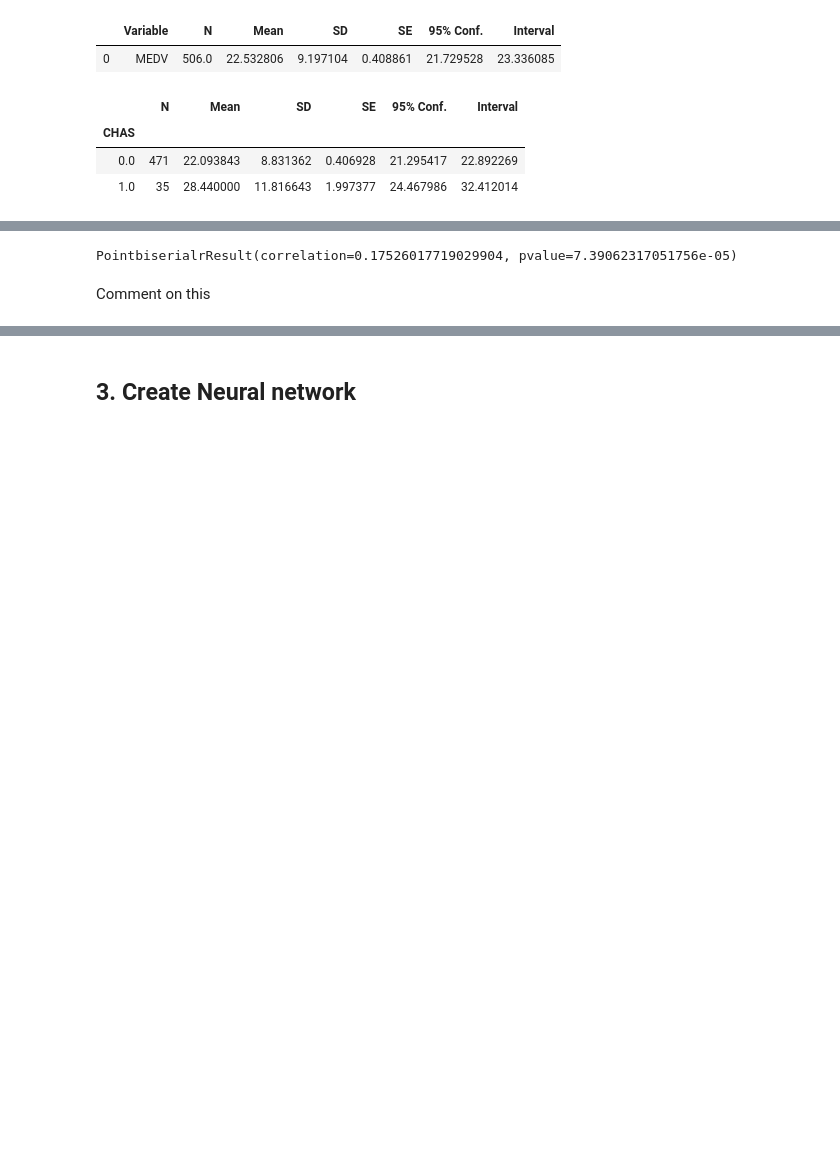
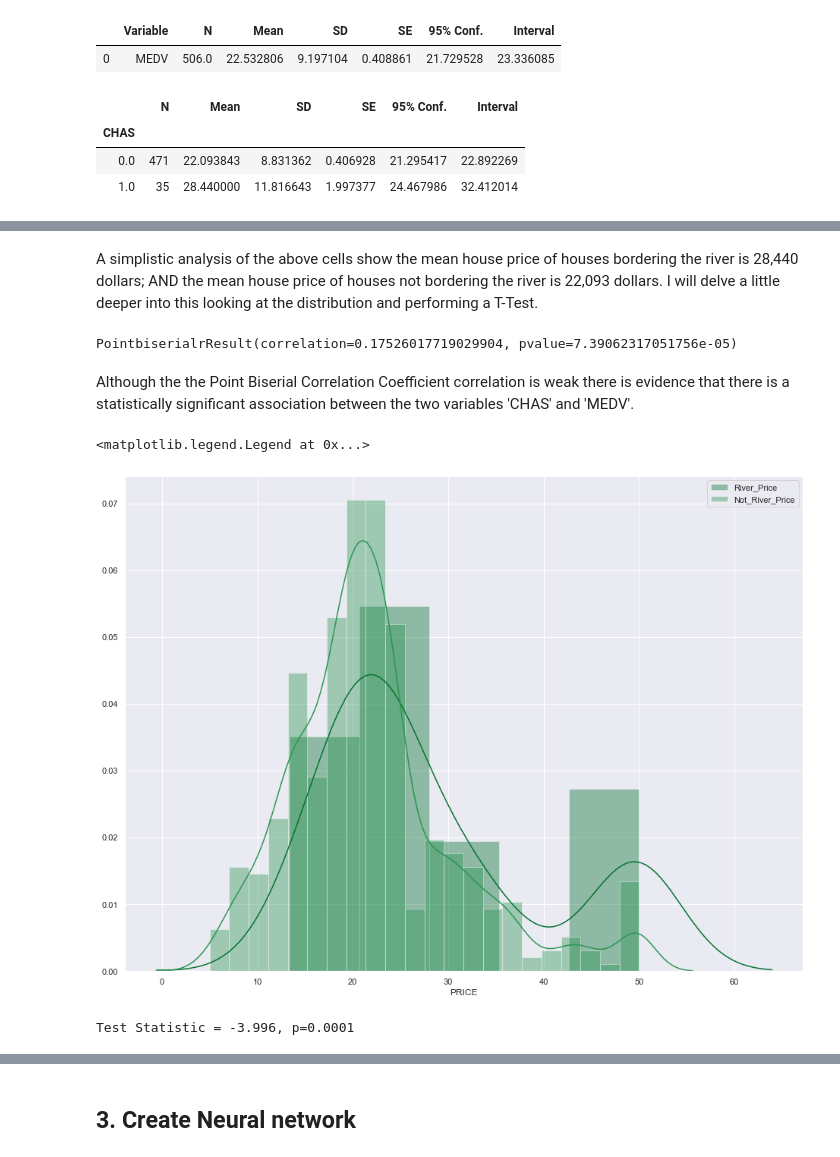
Before and after one commit to JulianConneely/MachineLearningStats, a Jupyter notebook: BostonAssignment/BostonHousePricesAnalysis.ipynb, the cells around one changed output, grey strips where cells are left out. Saved outputs shown, nothing was run; the diff lists cells and outputs as text; code cells hidden in the pictures; blank space fills up the shorter version.

```diff
--- a/BostonAssignment/BostonHousePricesAnalysis.ipynb
+++ b/BostonAssignment/BostonHousePricesAnalysis.ipynb
@@ -308,0 +305,8 @@ Create a plot for this
+# %%
+# Splitting the data into house prices which border the river and those that do not
+River = boston.loc[boston['CHAS'] != 0]
+Not_River = boston.loc[boston['CHAS'] != 1]
+# %%
+#Creating arrays for house prices which border the river and those that do not
+River_Price = River['PRICE']
+Not_River_Price = Not_River['PRICE']
@@ -309,3 +339,5 @@ Create a plot for this
+# %% [markdown]
+A simplistic analysis of the above cells show the mean house price of houses bordering the river is 28,440 dollars; AND the mean house price of houses not bordering the river is 22,093 dollars. I will delve a little deeper into this looking at the distribution and performing a T-Test.
 # %%
 # Measuring the strength of association between the boolean variable CHAS
 # and the continuous variable target MEDV using the Point Biserial Correlation Coefficient
@@ -315,5 +347,27 @@ Create a plot for this
 ss.pointbiserialr (boston['CHAS'], boston['MEDV'])
 # %% [output]
 PointbiserialrResult(correlation=0.17526017719029904, pvalue=7.39062317051756e-05)
-# %% [markdown]
-Comment on this
+# %% [markdown]
+Although the the Point Biserial Correlation Coefficient correlation is weak there is evidence that there is a statistically significant association between the two variables 'CHAS' and 'MEDV'.
+# %%
+# dist plot shwing similar shape of both datasets
+sns.set_style("darkgrid")
+plt.figure(figsize=(16, 12))
+ax1 = sns.distplot(River_Price)
+ax2 = sns.distplot(Not_River_Price)
+plt.legend(['River_Price', 'Not_River_Price'], loc='upper right')
+# %% [output]
+<matplotlib.legend.Legend at 0x...>
+[figure, added]
+# %%
+# A paired t-test on the house prices bordering/not bordering the river
+
+from scipy import stats
+ss.ttest_ind(Not_River_Price, River_Price)
+
+stat, p = stats.ttest_ind(Not_River_Price, River_Price)
+print('Test Statistic = %.3f, p=%.4f' % (stat, p))
+
+# REF [https://docs.scipy.org/doc/scipy/reference/generated/scipy.stats.ttest_ind.html]
+# %% [output]
+Test Statistic = -3.996, p=0.0001
```
Also changed, not shown: parts of 18 cells of this notebook.
